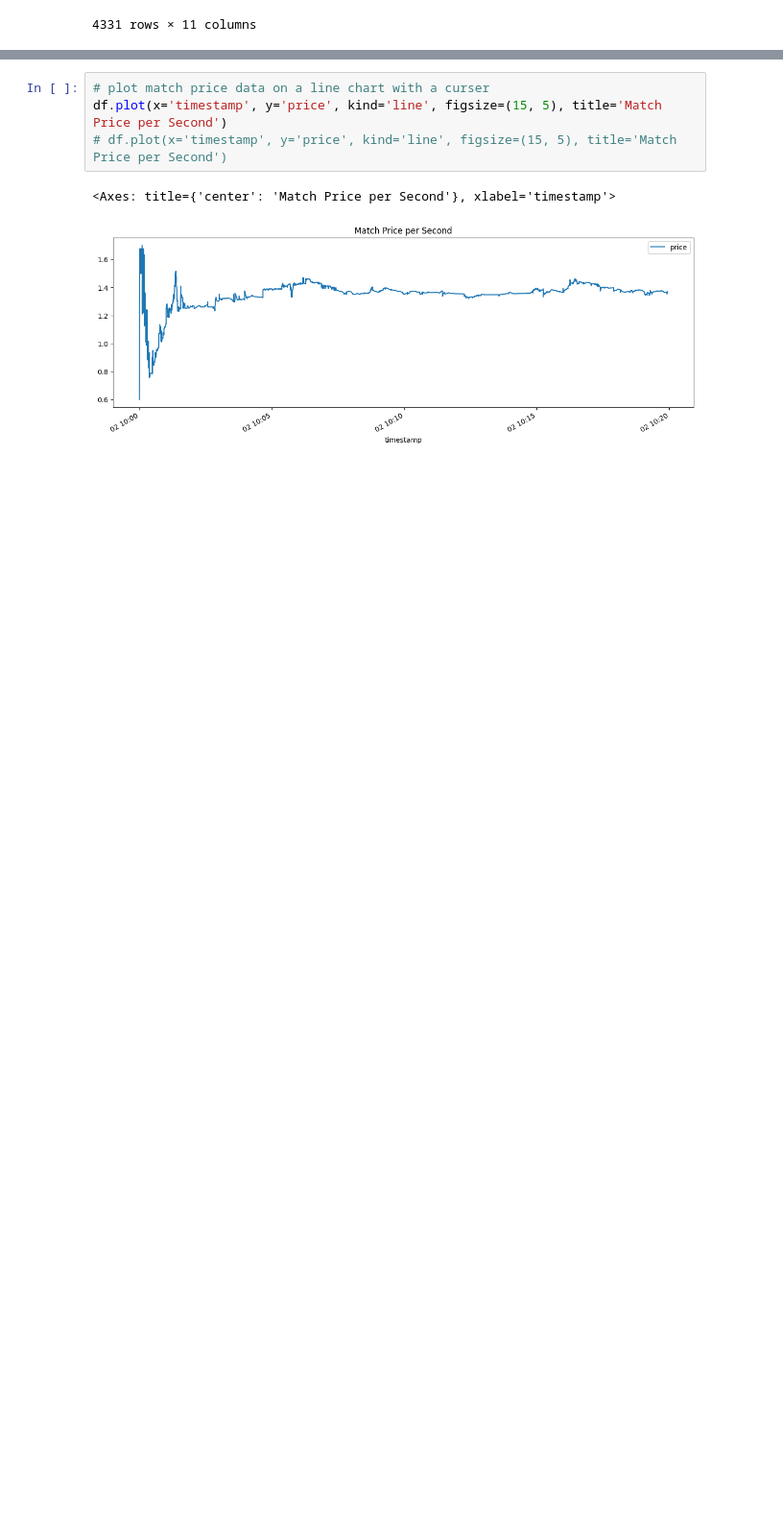
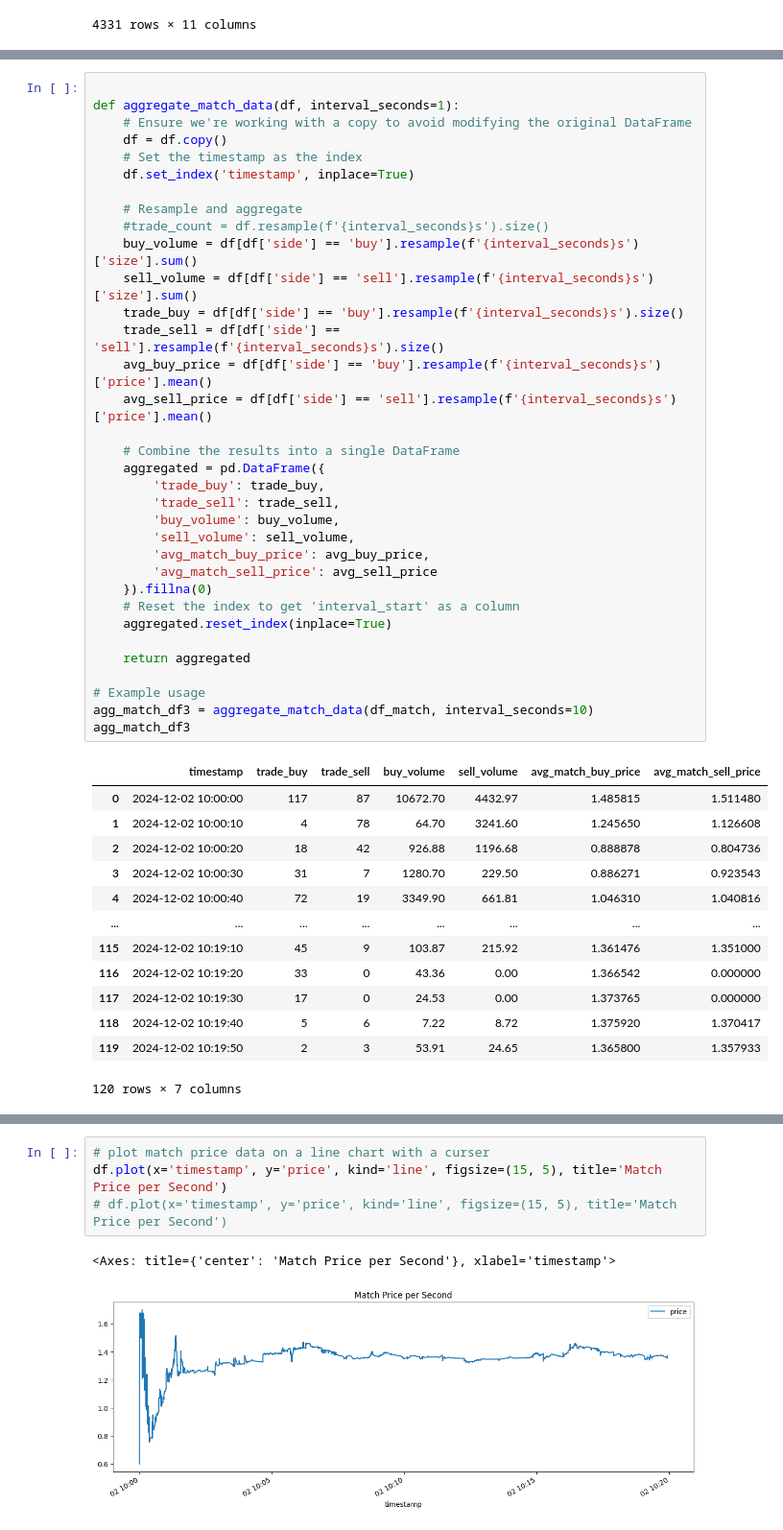
Before and after one commit to gigishub/trading_singapore_digitalocean, a Jupyter notebook: kucoin_dir/analysing_data/analyse_match.ipynb, the cells around one changed output, grey strips where cells are left out. Shown at 96% size. Cells and saved outputs as stored; diff of their text form; blank space fills up the shorter version.

Commit message:
add eimbalance and  match aggregation

```diff
--- a/kucoin_dir/analysing_data/analyse_match.ipynb
+++ b/kucoin_dir/analysing_data/analyse_match.ipynb
@@ -180,0 +192,48 @@ agg_match_df.to_pickle('/root/trading_systems/kucoin_dir/kucoin_release_data_ini
+# %%
+
+def aggregate_match_data(df, interval_seconds=1):
+    # Ensure we're working with a copy to avoid modifying the original DataFrame
+    df = df.copy()
+    # Set the timestamp as the index
+    df.set_index('timestamp', inplace=True)
+
+    # Resample and aggregate
+    #trade_count = df.resample(f'{interval_seconds}s').size()
+    buy_volume = df[df['side'] == 'buy'].resample(f'{interval_seconds}s')['size'].sum()
+    sell_volume = df[df['side'] == 'sell'].resample(f'{interval_seconds}s')['size'].sum()
+    trade_buy = df[df['side'] == 'buy'].resample(f'{interval_seconds}s').size()
+    trade_sell = df[df['side'] == 'sell'].resample(f'{interval_seconds}s').size()
+    avg_buy_price = df[df['side'] == 'buy'].resample(f'{interval_seconds}s')['price'].mean()
+    avg_sell_price = df[df['side'] == 'sell'].resample(f'{interval_seconds}s')['price'].mean()
+
+    # Combine the results into a single DataFrame
+    aggregated = pd.DataFrame({
+        'trade_buy': trade_buy,
+        'trade_sell': trade_sell,
+        'buy_volume': buy_volume,
+        'sell_volume': sell_volume,
+        'avg_match_buy_price': avg_buy_price,
+        'avg_match_sell_price': avg_sell_price
+    }).fillna(0)
+    # Reset the index to get 'interval_start' as a column
+    aggregated.reset_index(inplace=True)
+
+    return aggregated
+
+# Example usage
+agg_match_df3 = aggregate_match_data(df_match, interval_seconds=10)
+agg_match_df3
+# %% [output]
+|  | timestamp | trade_buy | trade_sell | buy_volume | sell_volume | avg_match_buy_price | avg_match_sell_price |
+| 0 | 2024-12-02 10:00:00 | 117 | 87 | 10672.70 | 4432.97 | 1.485815 | 1.511480 |
+| 1 | 2024-12-02 10:00:10 | 4 | 78 | 64.70 | 3241.60 | 1.245650 | 1.126608 |
+| 2 | 2024-12-02 10:00:20 | 18 | 42 | 926.88 | 1196.68 | 0.888878 | 0.804736 |
+| 3 | 2024-12-02 10:00:30 | 31 | 7 | 1280.70 | 229.50 | 0.886271 | 0.923543 |
+| 4 | 2024-12-02 10:00:40 | 72 | 19 | 3349.90 | 661.81 | 1.046310 | 1.040816 |
+| ... | ... | ... | ... | ... | ... | ... | ... |
+| 115 | 2024-12-02 10:19:10 | 45 | 9 | 103.87 | 215.92 | 1.361476 | 1.351000 |
+| 116 | 2024-12-02 10:19:20 | 33 | 0 | 43.36 | 0.00 | 1.366542 | 0.000000 |
+| 117 | 2024-12-02 10:19:30 | 17 | 0 | 24.53 | 0.00 | 1.373765 | 0.000000 |
+| 118 | 2024-12-02 10:19:40 | 5 | 6 | 7.22 | 8.72 | 1.375920 | 1.370417 |
+| 119 | 2024-12-02 10:19:50 | 2 | 3 | 53.91 | 24.65 | 1.365800 | 1.357933 |
+120 rows × 7 columns
```
Also changed, not shown: parts of 5 cells of this notebook, 37 other files.
